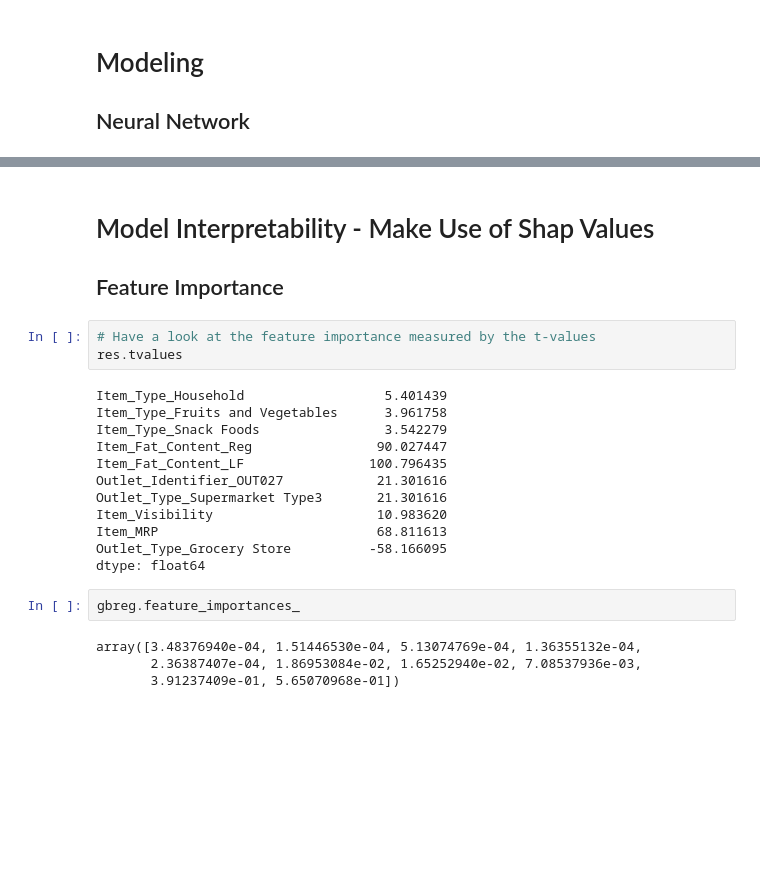
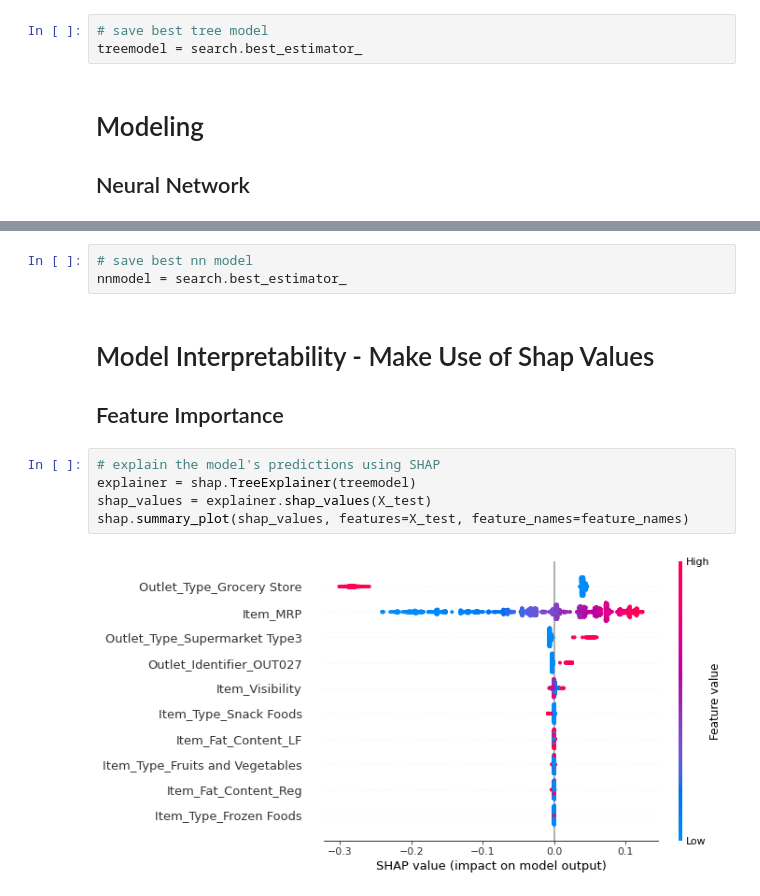
Before and after one commit to Sebastian1981/Sales_Prediction, a Jupyter notebook: notebooks/poc.ipynb, the cells around one changed output, grey strips where cells are left out. Cells and saved outputs as stored; diff of their text form; blank space fills up the shorter version.

```diff
--- a/notebooks/poc.ipynb
+++ b/notebooks/poc.ipynb
@@ -453,3 +466,6 @@ plt.show()
+# %%
+# save best tree model
+treemodel = search.best_estimator_
 # %% [markdown]
 # Modeling
 ## Neural Network
@@ -503,24 +529,13 @@ plt.show()
+# %%
+# save best nn model
+nnmodel = search.best_estimator_
 # %% [markdown]
 # Model Interpretability - Make Use of Shap Values
 ## Feature Importance
-# %%
-# Have a look at the feature importance measured by the t-values
-res.tvalues
-# %% [output]
-Item_Type_Household                  5.401439
-Item_Type_Fruits and Vegetables      3.961758
-Item_Type_Snack Foods                3.542279
-Item_Fat_Content_Reg                90.027447
-Item_Fat_Content_LF                100.796435
-Outlet_Identifier_OUT027            21.301616
-Outlet_Type_Supermarket Type3       21.301616
-Item_Visibility                     10.983620
-Item_MRP                            68.811613
-Outlet_Type_Grocery Store          -58.166095
-dtype: float64
-# %%
-gbreg.feature_importances_
-# %% [output]
-array([3.48376940e-04, 1.51446530e-04, 5.13074769e-04, 1.36355132e-04,
-       2.36387407e-04, 1.86953084e-02, 1.65252940e-02, 7.08537936e-03,
-       3.91237409e-01, 5.65070968e-01])
+# %%
+# explain the model's predictions using SHAP
+explainer = shap.TreeExplainer(treemodel)
+shap_values = explainer.shap_values(X_test)
+shap.summary_plot(shap_values, features=X_test, feature_names=feature_names)
+# %% [output]
+[figure, added]
```
Also changed, not shown: parts of 20 cells of this notebook.
